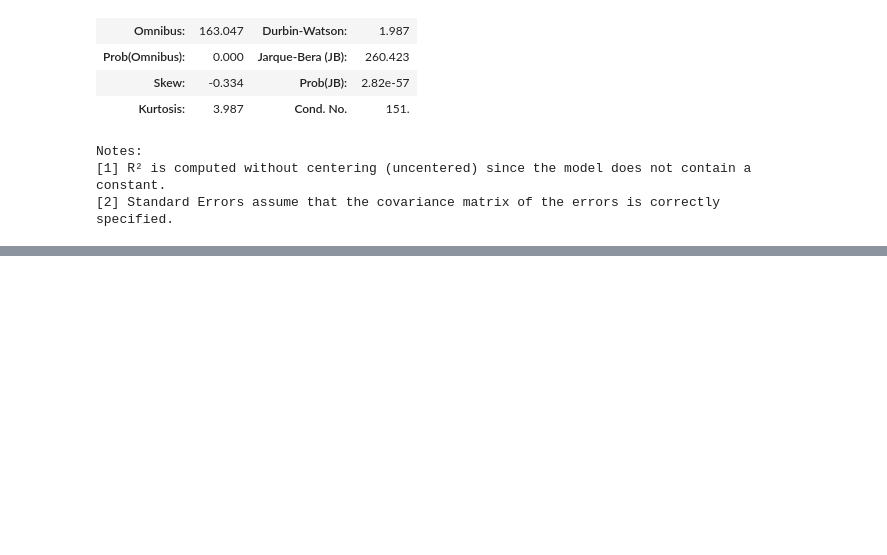
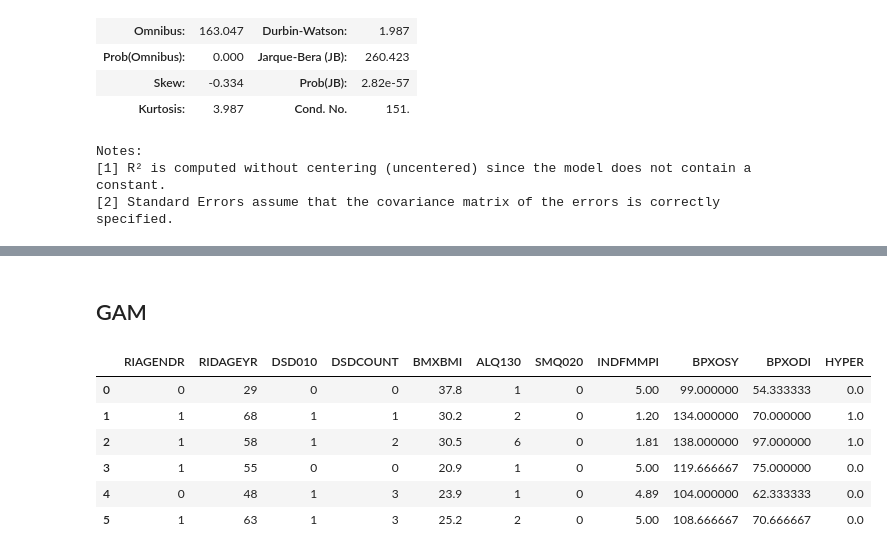
Before and after one commit to LiangqiTang/503-final-project, a Jupyter notebook: Stats 503 Final Project.ipynb, the cells around one changed output, grey strips where cells are left out. Cells and saved outputs as stored; diff of their text form; code cells hidden in the pictures; blank space fills up the shorter version.

```diff
--- a/Stats 503 Final Project.ipynb
+++ b/Stats 503 Final Project.ipynb
@@ -650,0 +873,12 @@ Notes:
+# %% [markdown]
+## GAM
+# %%
+data.head(6)
+# %% [output]
+|  | RIAGENDR | RIDAGEYR | DSD010 | DSDCOUNT | BMXBMI | ALQ130 | SMQ020 | INDFMMPI | BPXOSY | BPXODI | HYPER |
+| 0 | 0 | 29 | 0 | 0 | 37.8 | 1 | 0 | 5.00 | 99.000000 | 54.333333 | 0.0 |
+| 1 | 1 | 68 | 1 | 1 | 30.2 | 2 | 0 | 1.20 | 134.000000 | 70.000000 | 1.0 |
+| 2 | 1 | 58 | 1 | 2 | 30.5 | 6 | 0 | 1.81 | 138.000000 | 97.000000 | 1.0 |
+| 3 | 1 | 55 | 0 | 0 | 20.9 | 1 | 0 | 5.00 | 119.666667 | 75.000000 | 0.0 |
+| 4 | 0 | 48 | 1 | 3 | 23.9 | 1 | 0 | 4.89 | 104.000000 | 62.333333 | 0.0 |
+| 5 | 1 | 63 | 1 | 3 | 25.2 | 2 | 0 | 5.00 | 108.666667 | 70.666667 | 0.0 |
```
Also changed, not shown: parts of 26 cells of this notebook, 1 other file.
